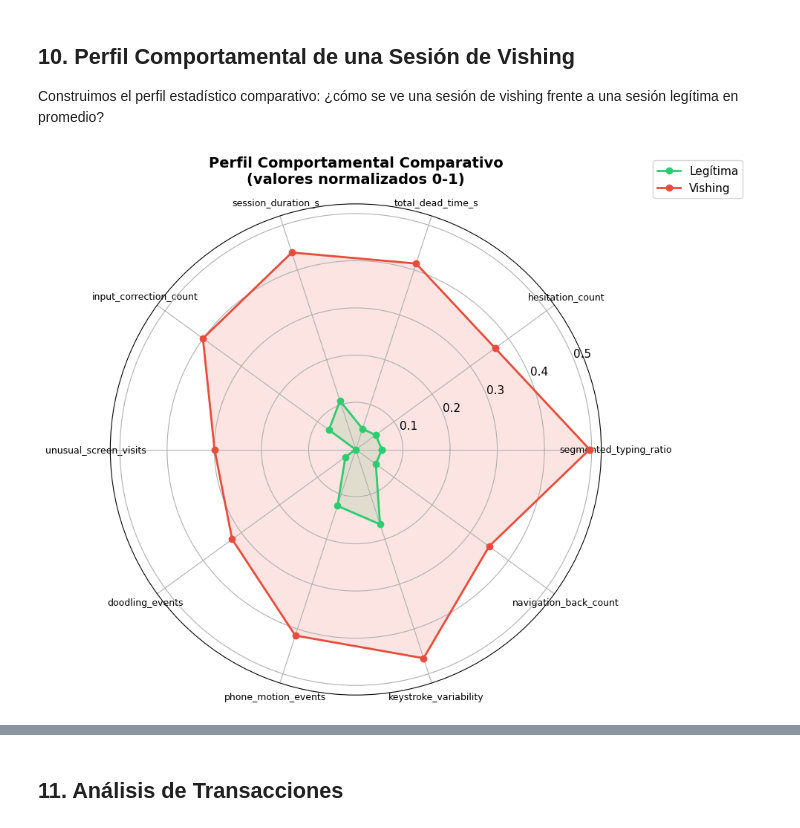
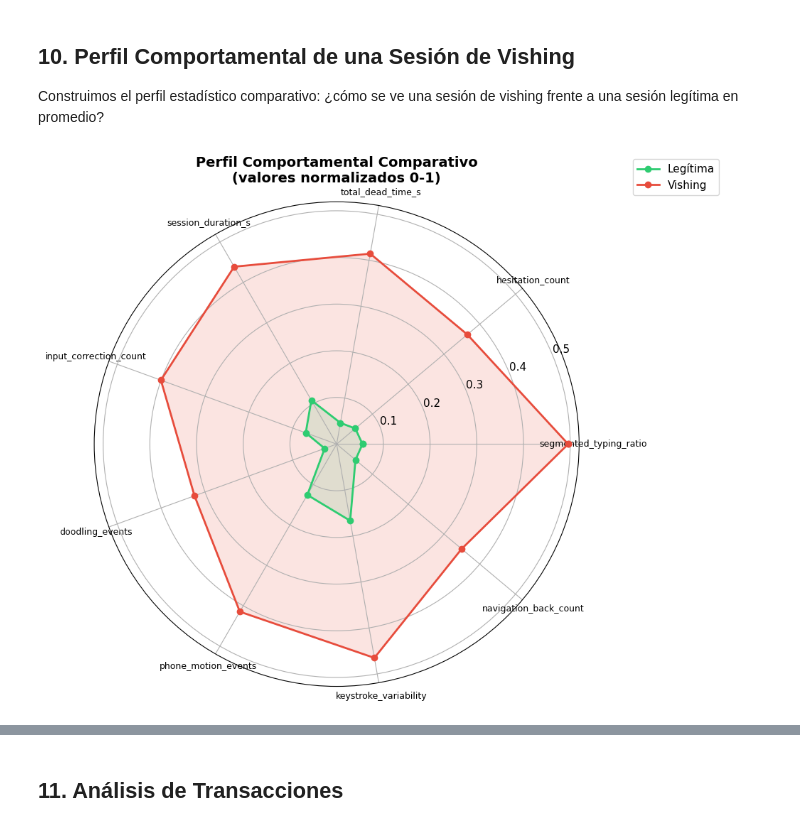
Before and after one commit to Jm0nti/POC-vishing, a Jupyter notebook: EDA_BioCatch_Vishing.ipynb, the cells around one changed output, grey strips where cells are left out. Cells and saved outputs as stored; diff of their text form; code cells hidden in the pictures.

```diff
--- a/EDA_BioCatch_Vishing.ipynb
+++ b/EDA_BioCatch_Vishing.ipynb
@@ -45,7 +45,7 @@ print('✅ Librerías cargadas')
 ✅ Librerías cargadas
 # %%
 # Cargar dataset
-df = pd.read_csv('dataset_sintetico_biocatch_vishing.csv', parse_dates=['session_timestamp'])
+df = pd.read_csv('raw_data/dataset_sintetico_biocatch_vishing.csv', parse_dates=['session_timestamp'])
 
 # Separar subsets
 df_legit = df[df['is_vishing'] == 0]
@@ -158,6 +158,9 @@ VALIDACIÓN DE RANGOS
   ✅ phone_call_active: [0.000, 1.000] (esperado [0, 1])
 
   ✅ Todos los rangos son válidos
+# %%
+# Eliminar screens_visited, unusual_screen_visits
+df.drop(columns=['screens_visited', 'unusual_screen_visits'], inplace=True)
 # %%
 # 2.3 Estadísticas descriptivas globales
 numeric_cols = df.select_dtypes(include=[np.number]).columns.tolist()
@@ -728,7 +729,7 @@ frente a una sesión legítima en promedio?
 # Radar chart / perfil comparativo
 profile_features = [
     'segmented_typing_ratio', 'hesitation_count', 'total_dead_time_s',
-    'session_duration_s', 'input_correction_count', 'unusual_screen_visits',
+    'session_duration_s', 'input_correction_count',
     'doodling_events', 'phone_motion_events', 'keystroke_variability',
     'navigation_back_count'
 ]
@@ -739,34 +740,34 @@ for feat in profile_features:
     global_min = df[feat].min()
     global_max = df[feat].max()
     rng = global_max - global_min if global_max > global_min else 1
     legit_norm = (df_legit[feat].mean() - global_min) / rng
     vishing_norm = (df_vishing[feat].mean() - global_min) / rng
     profile_data.append({'feature': feat, 'legit': legit_norm, 'vishing': vishing_norm})
 
 df_profile = pd.DataFrame(profile_data)
 
 # Radar chart
 angles = np.linspace(0, 2 * np.pi, len(profile_features), endpoint=False).tolist()
 angles += angles[:1]  # cerrar el polígono
 
 legit_vals = df_profile['legit'].tolist() + [df_profile['legit'].iloc[0]]
 vishing_vals = df_profile['vishing'].tolist() + [df_profile['vishing'].iloc[0]]
 
 fig, ax = plt.subplots(figsize=(10, 10), subplot_kw=dict(polar=True))
 ax.plot(angles, legit_vals, 'o-', color=COLORS['legit'], linewidth=2, label='Legítima', markersize=6)
 ax.fill(angles, legit_vals, alpha=0.15, color=COLORS['legit'])
 ax.plot(angles, vishing_vals, 'o-', color=COLORS['vishing'], linewidth=2, label='Vishing', markersize=6)
 ax.fill(angles, vishing_vals, alpha=0.15, color=COLORS['vishing'])
 
 ax.set_xticks(angles[:-1])
 ax.set_xticklabels(profile_features, fontsize=9)
 ax.set_title('Perfil Comportamental Comparativo\n(valores normalizados 0-1)',
              fontsize=14, fontweight='bold', pad=20)
 ax.legend(loc='upper right', bbox_to_anchor=(1.3, 1.1), fontsize=11)
 plt.tight_layout()
 plt.show()
 # %% [output]
-[figure, old version]
+[figure, new version]
 # %%
 # Tabla resumen del perfil
 print('PERFIL COMPARATIVO — MEDIANA POR CLASE')
```
Also changed, not shown: parts of 10 cells of this notebook, 17 other files.
